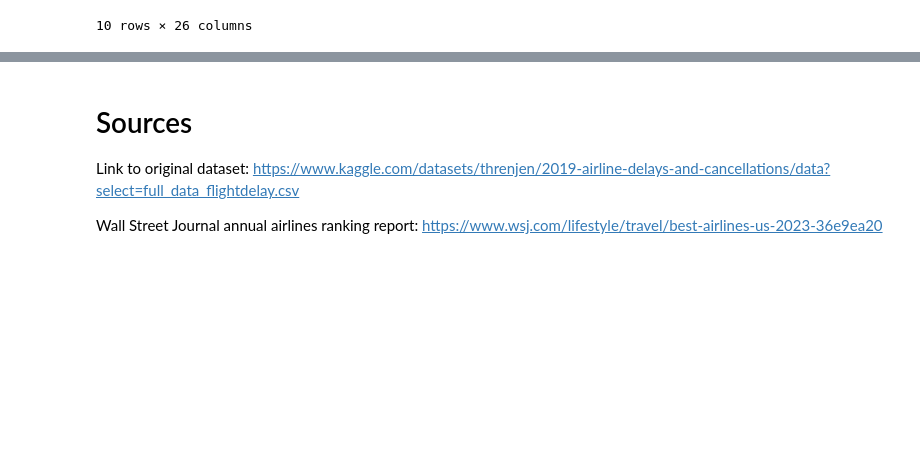
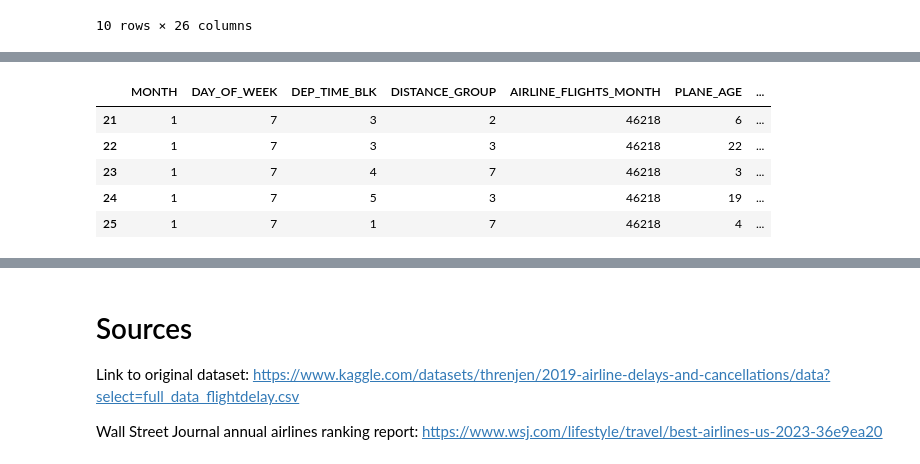
Before and after one commit to rookiescientist-andre/Whats-My-Flight-Status, a Jupyter notebook: flight_status_model.ipynb, the cells around one changed output, grey strips where cells are left out. Saved outputs shown, nothing was run; the diff lists cells and outputs as text; code cells hidden in the pictures; blank space fills up the shorter version.

```diff
--- a/flight_status_model.ipynb
+++ b/flight_status_model.ipynb
@@ -252,0 +305,14 @@ data2.head()
+# %%
+value_counts = data2['DEP_TIME_BLK'].value_counts().sort_index()
+block_number = {value: i for i, value in enumerate(value_counts.index)}
+
+# Create a new column in the DataFrame containing the unique number for each value
+data2["DEP_TIME_BLK"] = data2["DEP_TIME_BLK"].map(block_number)
+data2.head()
+# %% [output]
+|  | MONTH | DAY_OF_WEEK | DEP_TIME_BLK | DISTANCE_GROUP | AIRLINE_FLIGHTS_MONTH | PLANE_AGE | ... |
+| 21 | 1 | 7 | 3 | 2 | 46218 | 6 | ... |
+| 22 | 1 | 7 | 3 | 3 | 46218 | 22 | ... |
+| 23 | 1 | 7 | 4 | 7 | 46218 | 3 | ... |
+| 24 | 1 | 7 | 5 | 3 | 46218 | 19 | ... |
+| 25 | 1 | 7 | 1 | 7 | 46218 | 4 | ... |
```
Also changed, not shown: parts of 10 cells of this notebook.
